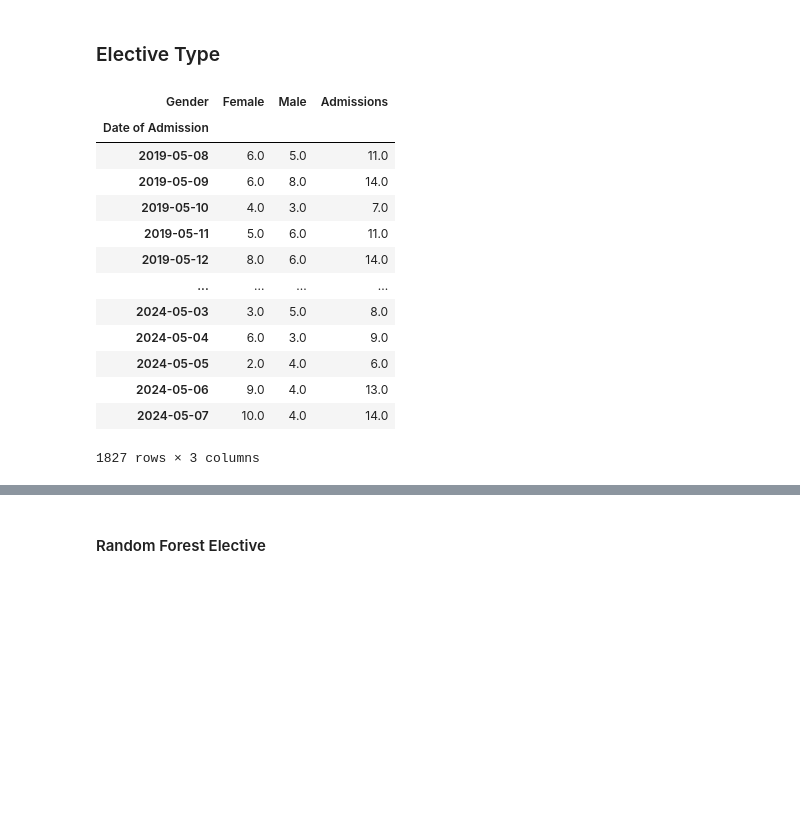
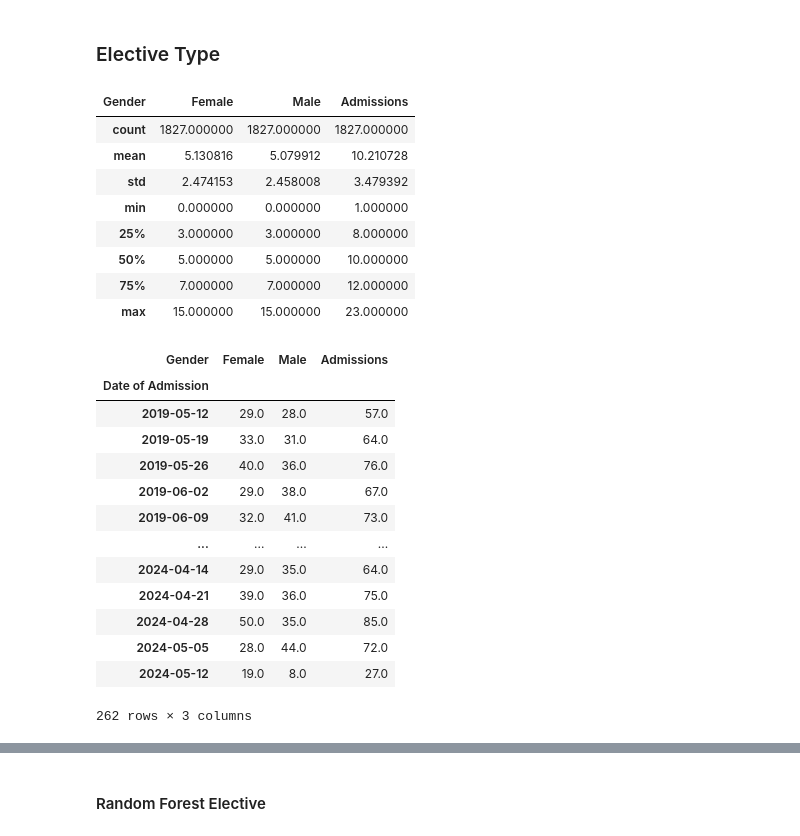
Before and after one commit to JinnOppa/MedInsight, a Jupyter notebook: Source/Prototype/draft1.ipynb, the cells around one changed output, grey strips where cells are left out. Saved outputs shown, nothing was run; the diff lists cells and outputs as text; code cells hidden in the pictures; blank space fills up the shorter version.

```diff
--- a/Source/Prototype/draft1.ipynb
+++ b/Source/Prototype/draft1.ipynb
@@ -15,3 +15,5 @@ df = pd.read_csv('C:/Users/Eugene/Documents/GitHub/TSDN-BoyWithLuv/Source/Data/h
+# %%
+df = pd.read_csv('C:\\Users\\Republic Of Gamers\\OneDrive\\Documents\\GitHub\\TSDN-BoyWithLuv\\Source\\Data\\healthcare_dataset.csv')
 # %%
 df
 # %% [output]
@@ -262,19 +264,32 @@ ts_add_urgent
 # %% [markdown]
 ### Elective Type
 # %%
-ts_add_elective
+ts_add_elective.describe()
 # %% [output]
 | Gender | Female | Male | Admissions |
-| Date of Admission |  |  |  |
-| 2019-05-08 | 6.0 | 5.0 | 11.0 |
-| 2019-05-09 | 6.0 | 8.0 | 14.0 |
-| 2019-05-10 | 4.0 | 3.0 | 7.0 |
-| 2019-05-11 | 5.0 | 6.0 | 11.0 |
-| 2019-05-12 | 8.0 | 6.0 | 14.0 |
-| ... | ... | ... | ... |
-| 2024-05-03 | 3.0 | 5.0 | 8.0 |
-| 2024-05-04 | 6.0 | 3.0 | 9.0 |
-| 2024-05-05 | 2.0 | 4.0 | 6.0 |
-| 2024-05-06 | 9.0 | 4.0 | 13.0 |
-| 2024-05-07 | 10.0 | 4.0 | 14.0 |
+| count | 1827.000000 | 1827.000000 | 1827.000000 |
+| mean | 5.130816 | 5.079912 | 10.210728 |
+| std | 2.474153 | 2.458008 | 3.479392 |
+| min | 0.000000 | 0.000000 | 1.000000 |
+| 25% | 3.000000 | 3.000000 | 8.000000 |
+| 50% | 5.000000 | 5.000000 | 10.000000 |
+| 75% | 7.000000 | 7.000000 | 12.000000 |
+| max | 15.000000 | 15.000000 | 23.000000 |
-1827 rows × 3 columns
+# %%
+ts_add_elective =ts_add_elective.resample('W').sum()
+ts_add_elective
+# %% [output]
+| Gender | Female | Male | Admissions |
+| Date of Admission |  |  |  |
+| 2019-05-12 | 29.0 | 28.0 | 57.0 |
+| 2019-05-19 | 33.0 | 31.0 | 64.0 |
+| 2019-05-26 | 40.0 | 36.0 | 76.0 |
+| 2019-06-02 | 29.0 | 38.0 | 67.0 |
+| 2019-06-09 | 32.0 | 41.0 | 73.0 |
+| ... | ... | ... | ... |
+| 2024-04-14 | 29.0 | 35.0 | 64.0 |
+| 2024-04-21 | 39.0 | 36.0 | 75.0 |
+| 2024-04-28 | 50.0 | 35.0 | 85.0 |
+| 2024-05-05 | 28.0 | 44.0 | 72.0 |
+| 2024-05-12 | 19.0 | 8.0 | 27.0 |
+262 rows × 3 columns
```
Also changed, not shown: parts of 12 cells of this notebook, 4 other files.
